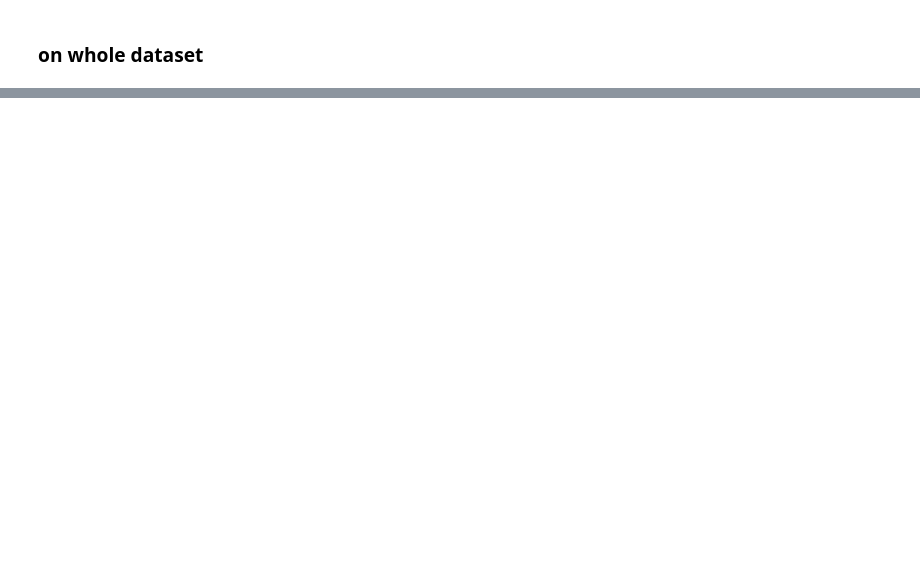
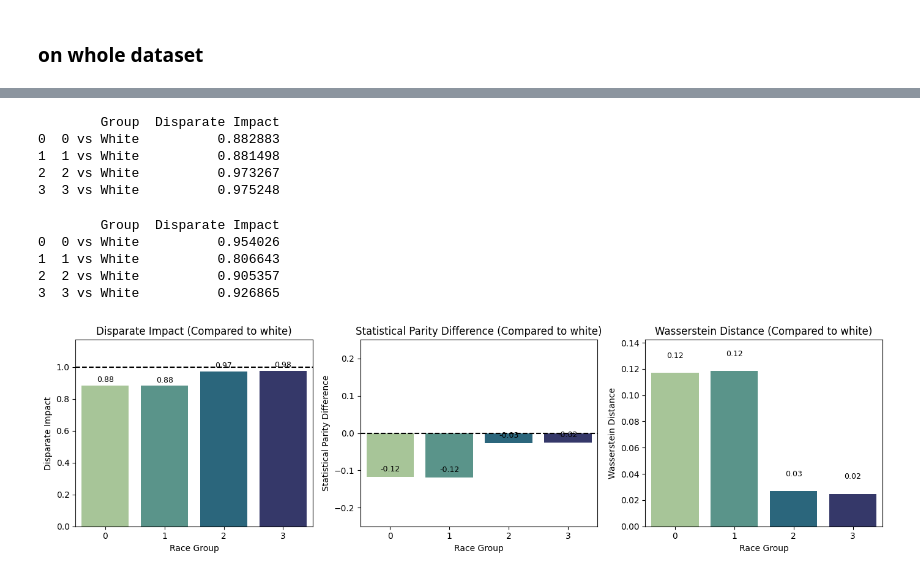
Before and after one commit to fedemarchits/ML-Bias-Mitigation, a Jupyter notebook: logistic_regression_mitigation.ipynb, the cells around one changed output, grey strips where cells are left out. Cells and saved outputs as stored; diff of their text form; code cells hidden in the pictures; blank space fills up the shorter version.

```diff
--- a/logistic_regression_mitigation.ipynb
+++ b/logistic_regression_mitigation.ipynb
@@ -67,7 +69,7 @@ df_test[target] = y_test
 # %%
 features_to_repair = ['race1_encoded', 'tier', 'fam_inc']
 df_train_rw = remove_disparate_impact(df_train, features=features_to_repair, protected_attr='race1_encoded', repair_level=1.0)
-X_train_rw = df_train_rw[features]
+X_train_rw = df_train_rw[new_features]
 y_train_rw = df_train_rw[target]
 # %%
 from sklearn.linear_model import LogisticRegression
@@ -164,5 +155,5 @@ df_rw
 # %%
-pass_bar_lr_rw = lr_best_model.predict(df_rw[features])
+pass_bar_lr_rw = lr_best_model.predict(df_rw[new_features])
 df_rw['pass_bar_lr_rw'] = pass_bar_lr_rw
 # %%
 df_rw
@@ -341,6 +195,0 @@ def remove_disparate_impact_groupwise(df, features, protected_attr, repair_level
-# %%
-features_to_repair = ['race1_encoded', 'tier', 'fam_inc']
-df_rw = remove_disparate_impact_groupwise(df, features=features_to_repair, protected_attr='race1_encoded', repair_level=1.0)
-# %%
-pass_bar_lr_rw = lr_best_model.predict(df_rw[features])
-df_rw['pass_bar_lr_rw_2'] = pass_bar_lr_rw
@@ -438,0 +219,63 @@ Disparate Impact for fam_inc_repaired:
+# %%
+from aif360.datasets import BinaryLabelDataset
+from aif360.metrics import BinaryLabelDatasetMetric
+import pandas as pd
+
+def compute_disparate_impact_by_race(df, label_col='pass_bar', race_col='race1_encoded', white_label=4):
+    results = []
+
+    # Filter all unique race codes except White (reference group)
+    race_codes = sorted(df[race_col].unique())
+    other_races = [r for r in race_codes if r != white_label]
+
+    for group in other_races:
+        # Create dataset with only White and one comparison group
+        df_pair = df[df[race_col].isin([white_label, group])].copy()
+        df_pair[race_col + '_bin'] = df_pair[race_col].apply(lambda x: 1 if x == white_label else 0)
+
+        dataset = BinaryLabelDataset(
+            favorable_label=1,
+            unfavorable_label=0,
+            df=df_pair,
+            label_names=[label_col],
+            protected_attribute_names=[race_col + '_bin']
+        )
+
+        metric = BinaryLabelDatasetMetric(
+            dataset,
+            privileged_groups=[{race_col + '_bin': 1}],  # White
+            unprivileged_groups=[{race_col + '_bin': 0}]  # Current group
+        )
+
+        di = metric.disparate_impact()
+
+        results.append({
+            'Group': f'{group} vs White',
+            'Disparate Impact': di
+        })
+
+    return pd.DataFrame(results)
+
+di_results = compute_disparate_impact_by_race(df_rw, label_col='pass_bar_lr_rw', race_col='race1_encoded', white_label=4)
+print(di_results)
+# %% [output]
+        Group  Disparate Impact
+0  0 vs White          0.882883
+1  1 vs White          0.881498
+2  2 vs White          0.973267
+3  3 vs White          0.975248
+# %%
+di_results = compute_disparate_impact_by_race(df_rw, label_col='pass_bar', race_col='race1_encoded', white_label=4)
+print(di_results)
+# %% [output]
+        Group  Disparate Impact
+0  0 vs White          0.954026
+1  1 vs White          0.806643
+2  2 vs White          0.905357
+3  3 vs White          0.926865
+# %%
+race_groups = [0, 1, 2, 3]
+results = get_DI_SPD_WD(race_groups, df_rw, 'race1_encoded', 4, 'pass_bar_lr_rw')
+plot_fairness_metrics(results, 'Race Group', 'white')
+# %% [output]
+[figure, added]
```
Also changed, not shown: parts of 17 cells of this notebook.
